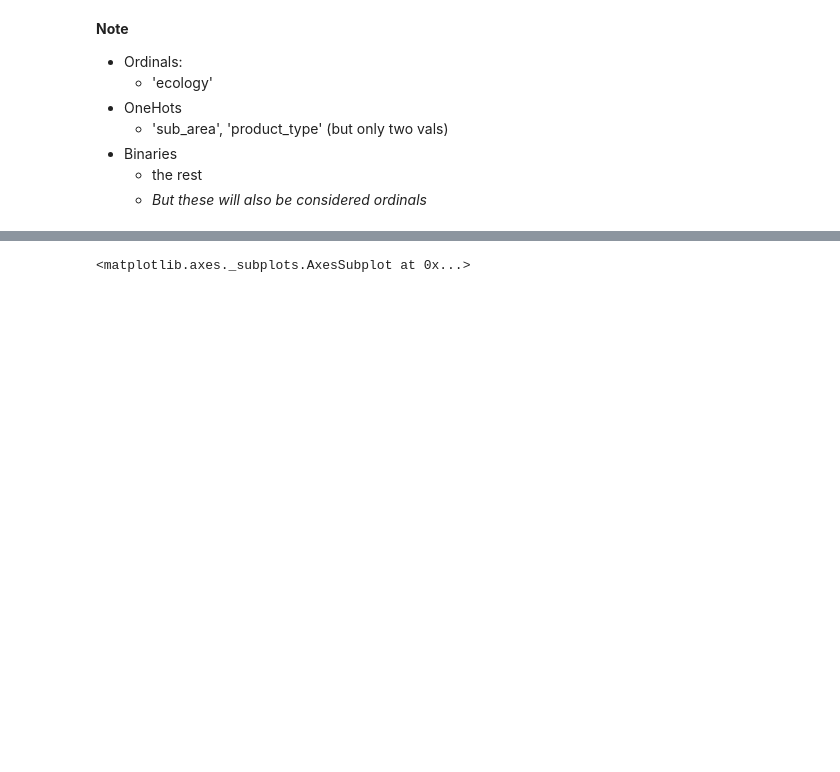
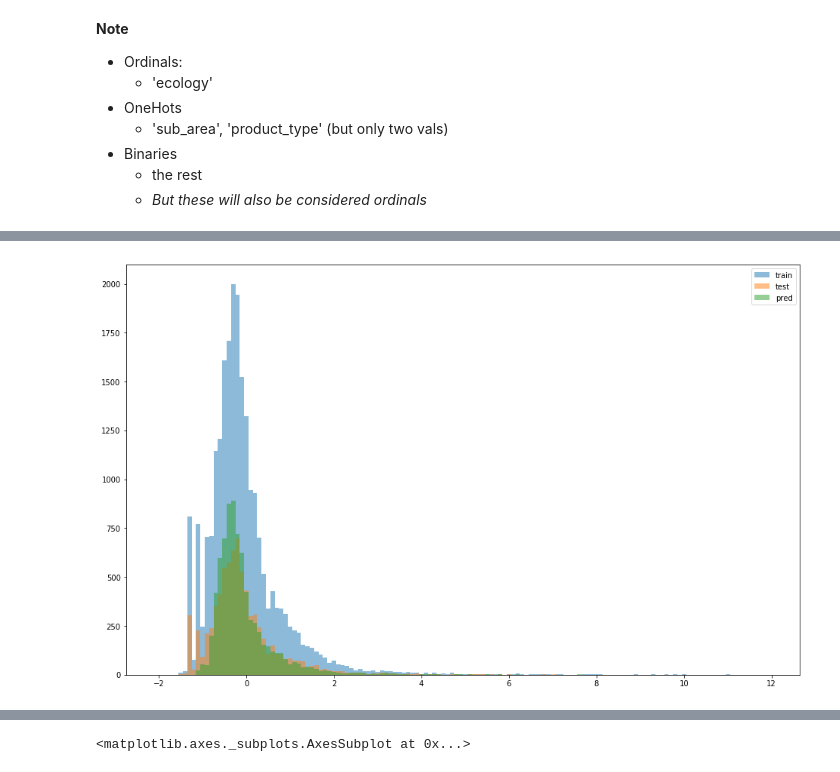
Before and after one commit to m-salewski/data-modeling-protocol, a Jupyter notebook: notebooks/modeling/sberbank_russian_housing__main.ipynb, the cells around one changed output, grey strips where cells are left out. Saved outputs shown, nothing was run; the diff lists cells and outputs as text; code cells hidden in the pictures; blank space fills up the shorter version.

```diff
--- a/notebooks/modeling/sberbank_russian_housing__main.ipynb
+++ b/notebooks/modeling/sberbank_russian_housing__main.ipynb
@@ -331,0 +469,15 @@ display(missing.sort_values("percent_missing", ascending=False)[:10])
+# %%
+bin_width = 0.1
+bins=np.arange(-2,12 + bin_width, bin_width)
+hist_train, _ = np.histogram(y_train, bins=bins)
+hist_test, _ = np.histogram(y_test, bins=bins)
+hist_pred, _ = np.histogram(predictions, bins=bins)
+# %%
+fig, ax = plt.subplots(1,1,figsize=[16,10])
+
+ax.bar( x=bins[:-1],height=hist_train, width=bin_width, label='train', alpha=0.5)
+ax.bar( x=bins[:-1],height=hist_test, width=bin_width, label='test', alpha=0.5)
+ax.bar( x=bins[:-1],height=hist_pred, width=bin_width, label='pred', alpha=0.5)
+ax.legend();
+# %% [output]
+[figure, added]
```
Also changed, not shown: parts of 126 cells of this notebook.
